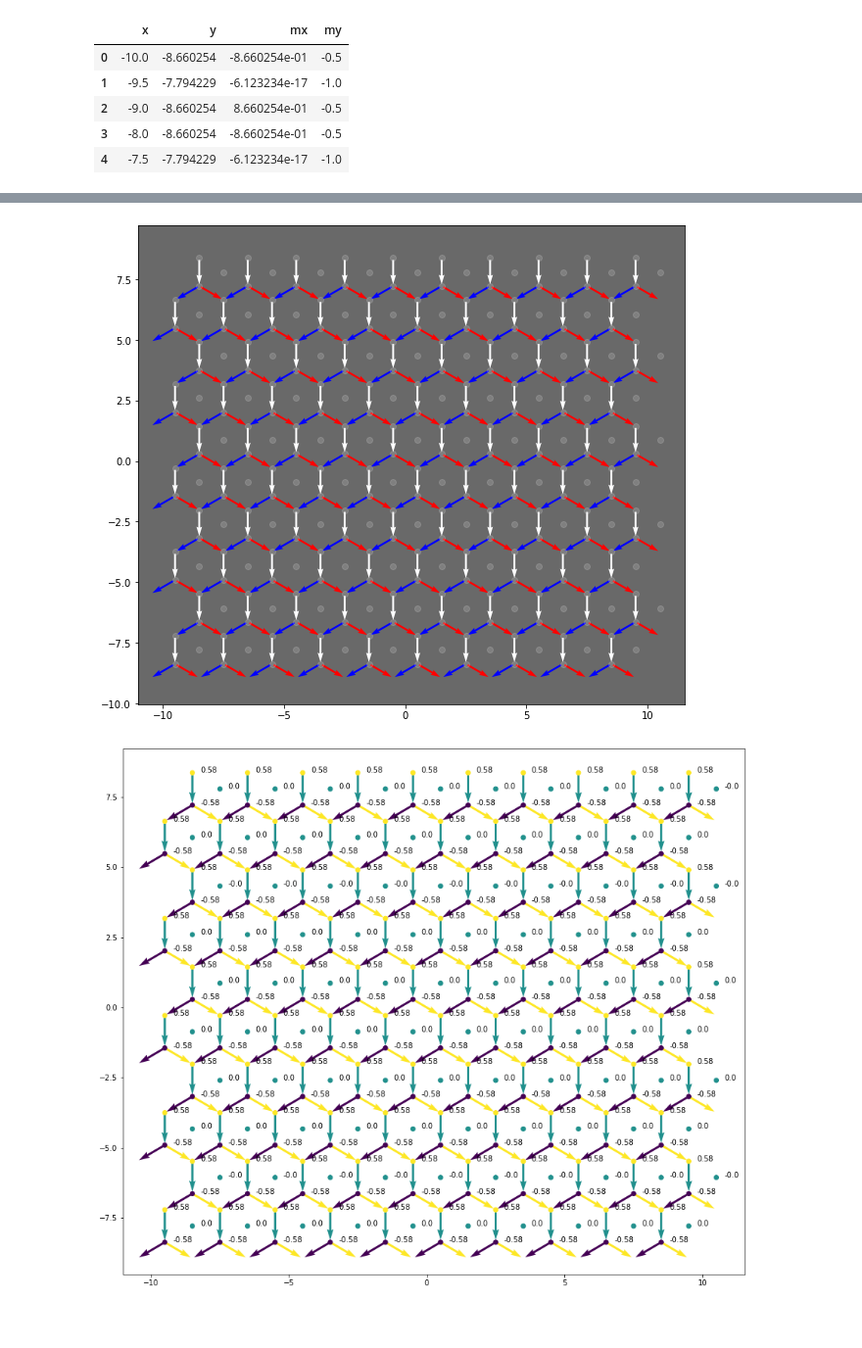
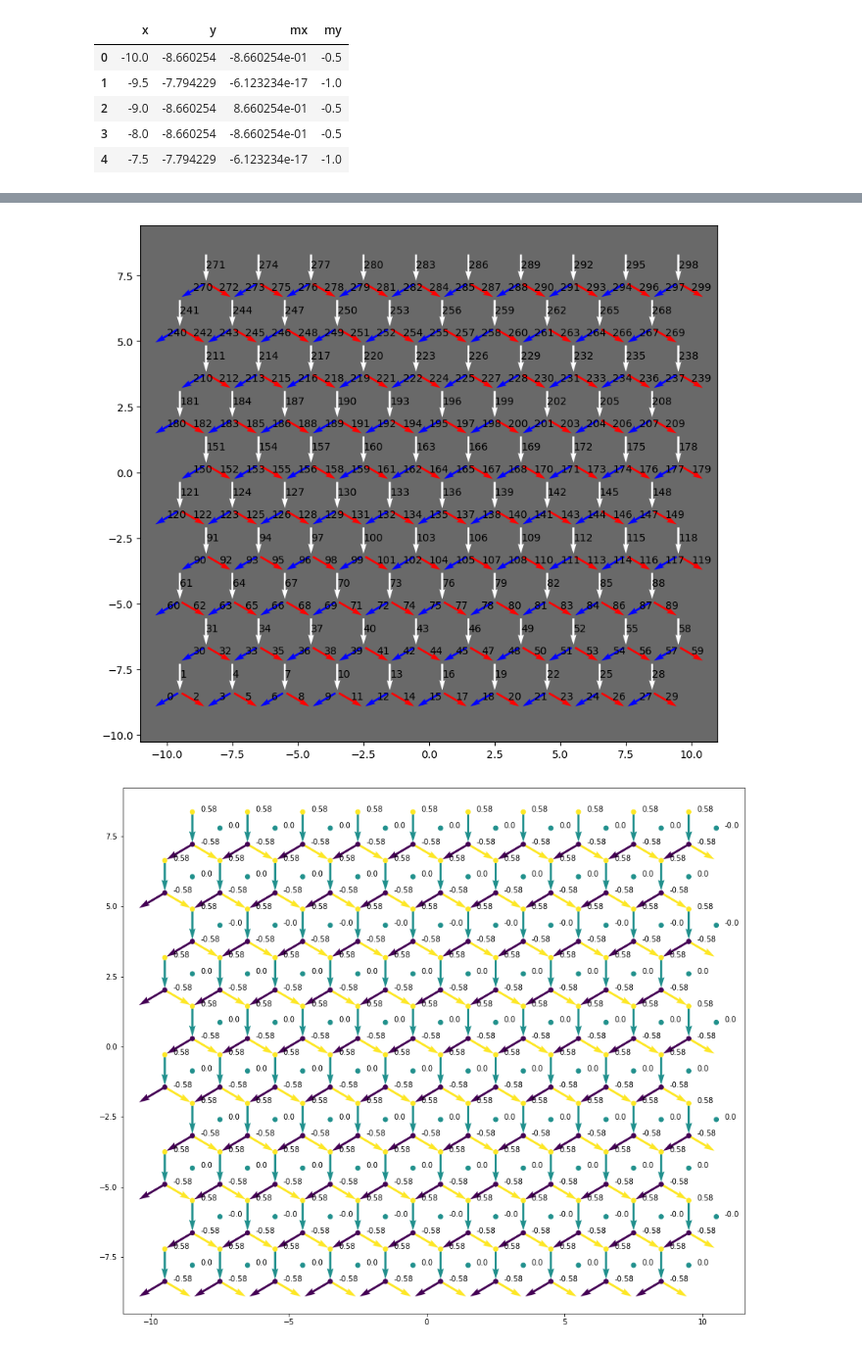
Before and after one commit to DaviphysicUFMG/analise_vertices, a Jupyter notebook: main_nOOP.ipynb, the cells around one changed output, grey strips where cells are left out. Shown at 98% size. Cells and saved outputs as stored; diff of their text form; code cells hidden in the pictures; blank space fills up the shorter version.

```diff
--- a/main_nOOP.ipynb
+++ b/main_nOOP.ipynb
@@ -66,7 +66,7 @@ def carga_vertice(x, y, mx, my, vx, vy, Lx, Ly):
 
     return vertice, vertice_Q
 # %%
-config0 = pd.read_csv('config0.csv', sep='\s+')
+config0 = pd.read_csv('config0.csv')
 config0.head()
 # %% [output]
 |  | x | y | mx | my |
@@ -95,15 +134,17 @@ v_x, v_y = vertices(Ns, Lx, Ly)
 # %%
 plt.figure(figsize=(10,9), facecolor=None)
 ax = plt.axes()
 plt.quiver(*data, angles='xy', scale_units='xy', scale=1, pivot='middle', cmap='bwr')
+for i in range(len(x)):
+    plt.text(x[i], y[i], s=i)
 #for i in range(len(marker)):
 #    plt.scatter(vertice_x[i], vertice_y[i], s=500, marker=marker[i])
 #plt.scatter(v_x_K, v_y_K, s=50)
-plt.scatter(v_x, v_y, c='gainsboro', alpha=0.2)
+# plt.scatter(v_x, v_y, c='gainsboro', alpha=0.2)
 plt.axis('equal')
 ax.set_facecolor('dimgray')
 # %% [output]
-[figure, old version]
+[figure, new version]
 # %%
 vertice, vertice_Q = carga_vertice(x, y, mx, my, v_x, v_y, Lx, Ly)
 # %%
```
Also changed, not shown: parts of 5 cells of this notebook, 2 other files.
